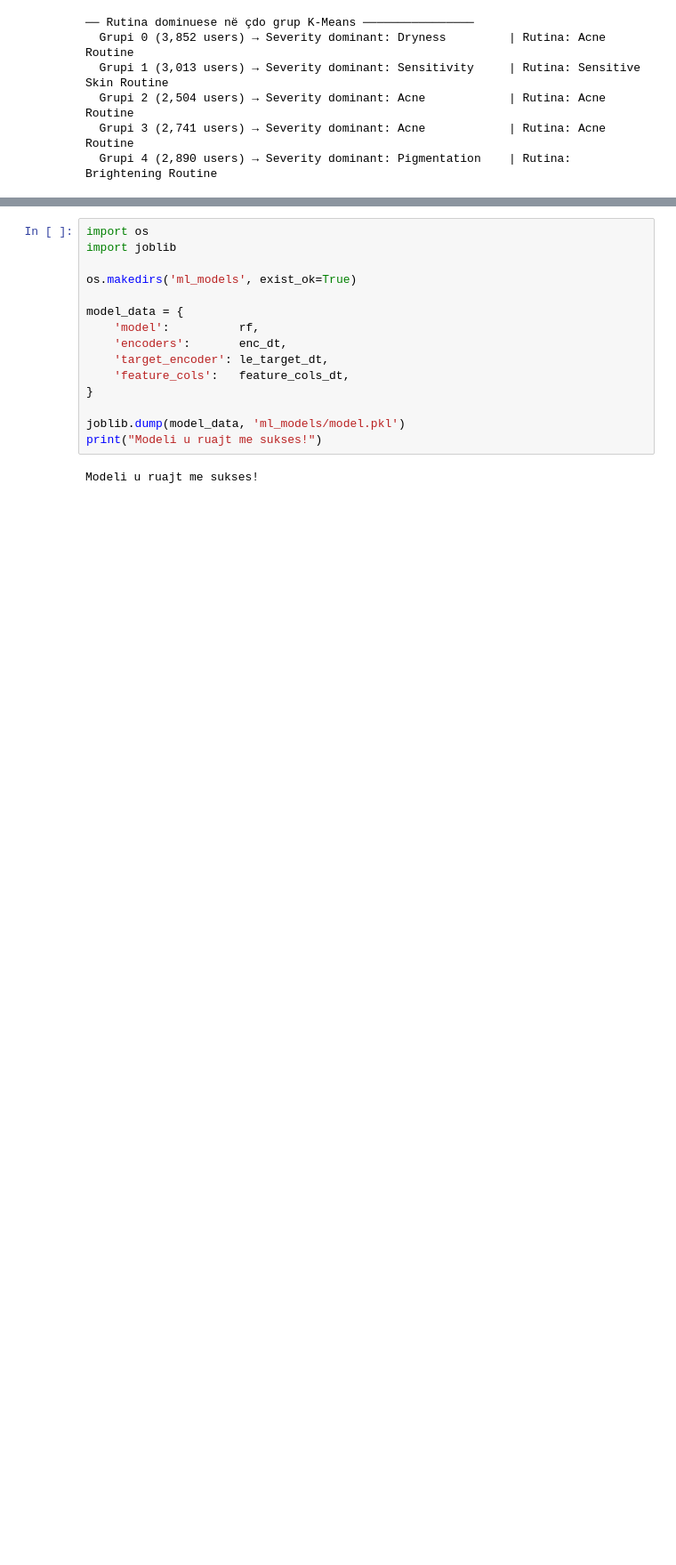
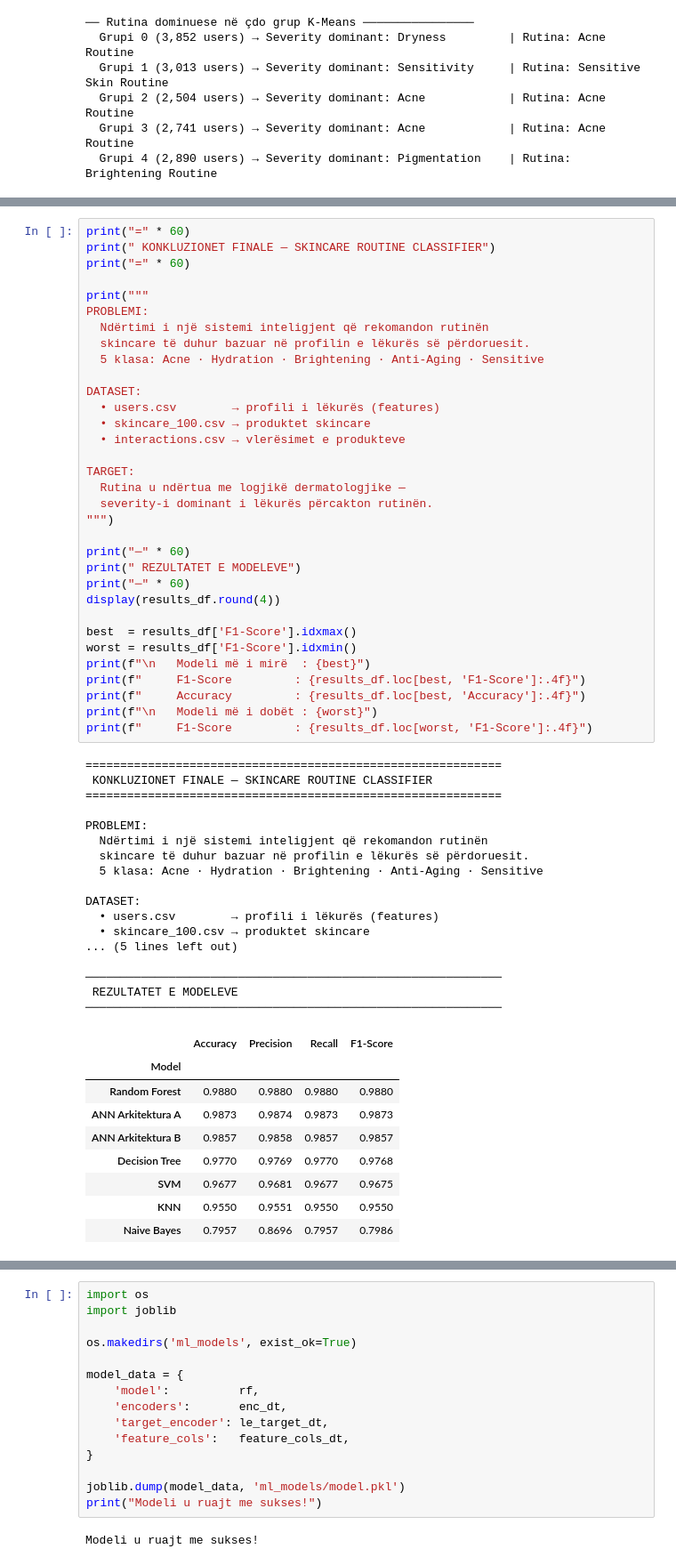
Before and after one commit to Sara587979/AI-Skincare-Personalization, a Jupyter notebook: skincare_ml.ipynb, the cells around one changed output, grey strips where cells are left out. Shown at 89% size. Drawn from its saved outputs; the diff is of its cells as text; blank space fills up the shorter version.

```diff
--- a/skincare_ml.ipynb
+++ b/skincare_ml.ipynb
@@ -1433,0 +1412,60 @@ for i in range(optimal_k):
+# %%
+print("=" * 60)
+print(" KONKLUZIONET FINALE — SKINCARE ROUTINE CLASSIFIER")
+print("=" * 60)
+
+print("""
+PROBLEMI:
+  Ndërtimi i një sistemi inteligjent që rekomandon rutinën
+  skincare të duhur bazuar në profilin e lëkurës së përdoruesit.
+  5 klasa: Acne · Hydration · Brightening · Anti-Aging · Sensitive
+
+DATASET:
+  • users.csv        → profili i lëkurës (features)
+  • skincare_100.csv → produktet skincare
+  • interactions.csv → vlerësimet e produkteve
+
+TARGET:
+  Rutina u ndërtua me logjikë dermatologjike —
+  severity-i dominant i lëkurës përcakton rutinën.
+""")
+
+print("─" * 60)
+print(" REZULTATET E MODELEVE")
+print("─" * 60)
+display(results_df.round(4))
+
+best  = results_df['F1-Score'].idxmax()
+worst = results_df['F1-Score'].idxmin()
+print(f"\n   Modeli më i mirë  : {best}")
+print(f"     F1-Score         : {results_df.loc[best, 'F1-Score']:.4f}")
+print(f"     Accuracy         : {results_df.loc[best, 'Accuracy']:.4f}")
+print(f"\n   Modeli më i dobët : {worst}")
+print(f"     F1-Score         : {results_df.loc[worst, 'F1-Score']:.4f}")
+# %% [output]
+============================================================
+ KONKLUZIONET FINALE — SKINCARE ROUTINE CLASSIFIER
+============================================================
+
+PROBLEMI:
+  Ndërtimi i një sistemi inteligjent që rekomandon rutinën
+  skincare të duhur bazuar në profilin e lëkurës së përdoruesit.
+  5 klasa: Acne · Hydration · Brightening · Anti-Aging · Sensitive
+
+DATASET:
+  • users.csv        → profili i lëkurës (features)
+  • skincare_100.csv → produktet skincare
+... (5 lines left out)
+
+────────────────────────────────────────────────────────────
+ REZULTATET E MODELEVE
+────────────────────────────────────────────────────────────
+|  | Accuracy | Precision | Recall | F1-Score |
+| Model |  |  |  |  |
+| Random Forest | 0.9880 | 0.9880 | 0.9880 | 0.9880 |
+| ANN Arkitektura A | 0.9873 | 0.9874 | 0.9873 | 0.9873 |
+| ANN Arkitektura B | 0.9857 | 0.9858 | 0.9857 | 0.9857 |
+| Decision Tree | 0.9770 | 0.9769 | 0.9770 | 0.9768 |
+| SVM | 0.9677 | 0.9681 | 0.9677 | 0.9675 |
+| KNN | 0.9550 | 0.9551 | 0.9550 | 0.9550 |
+| Naive Bayes | 0.7957 | 0.8696 | 0.7957 | 0.7986 |
```
Also changed, not shown: parts of 23 cells of this notebook, 1 other file.
